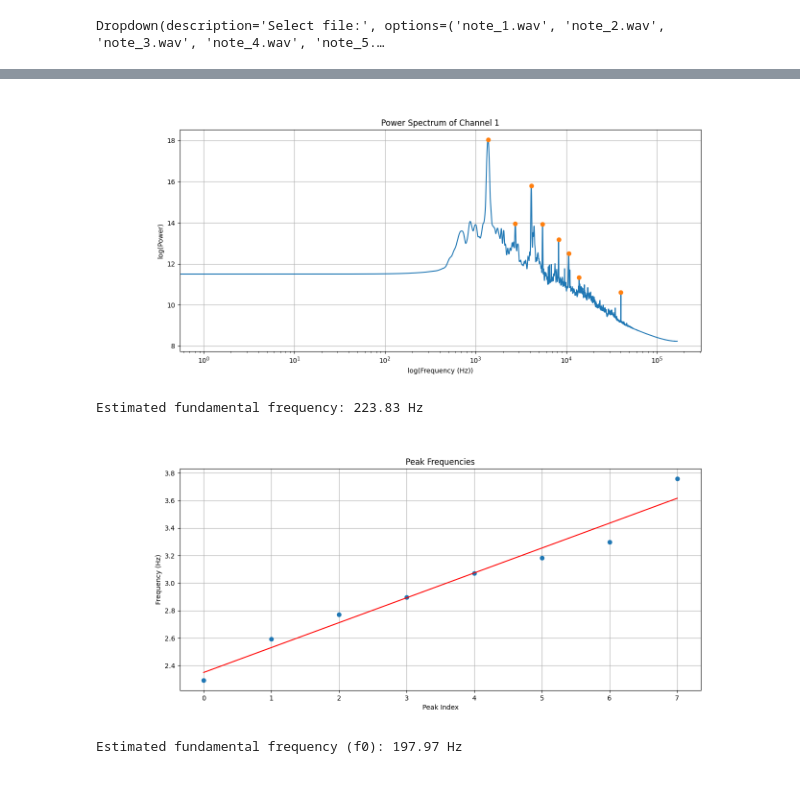
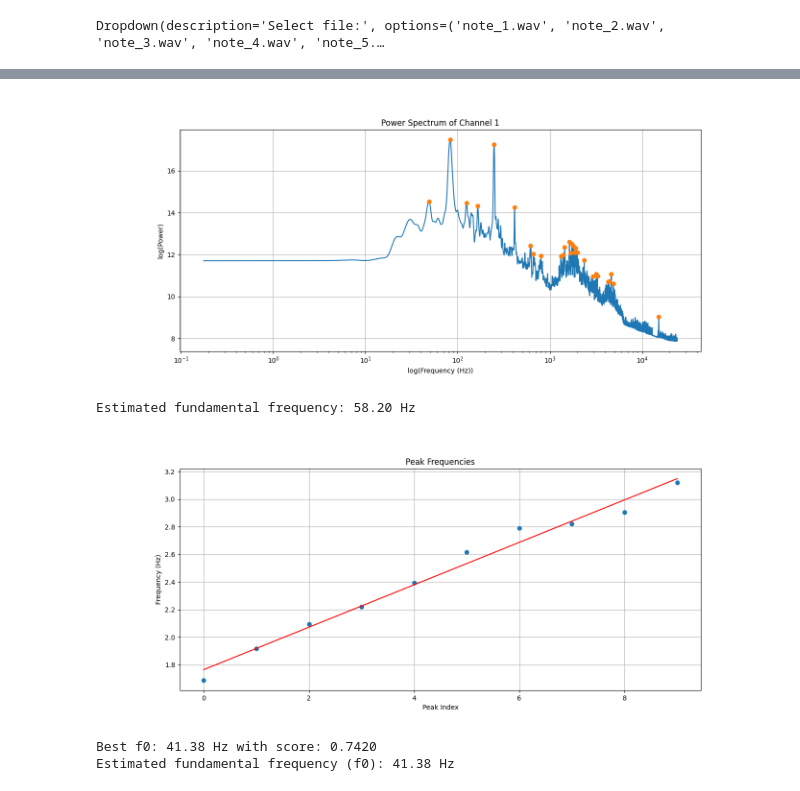
Before and after one commit to Lvetto/lmd_organo, a Jupyter notebook: peak_selection.ipynb, the cells around one changed output, grey strips where cells are left out. Drawn from its saved outputs; the diff is of its cells as text; code cells hidden in the pictures.

```diff
--- a/peak_selection.ipynb
+++ b/peak_selection.ipynb
@@ -87,22 +87,24 @@ average_spectrum /= n_steps
 log_freqs = np.log10(freqs_channel1[1:])  # Escludi la frequenza zero
 log_spectrum = np.log10(average_spectrum[1:])  # Escludi la frequenza zero
 
-peaks, _ = sp.signal.find_peaks(log_spectrum, prominence=0.9, distance=1000)
+peaks, _ = sp.signal.find_peaks(log_spectrum, prominence=0.9, distance=100)
 # %%
 plt.figure(figsize=(14, 6))
 
-plt.plot(np.arange(len(log_spectrum)), log_spectrum, label='Log Power Spectrum')
-plt.plot(np.arange(len(log_freqs))[peaks], log_spectrum[peaks], "o", label='Peaks (Fine)')
+freqs_channel1 = freqs_channel1[1:]  # Escludi la frequenza zero
+
+plt.plot(freqs_channel1, log_spectrum, label='Log Power Spectrum')
+plt.plot(freqs_channel1[peaks], log_spectrum[peaks], "o", label='Peaks (Fine)')
 
 plt.xscale('log')
 
 plt.xlabel('log(Frequency (Hz))')
 plt.ylabel('log(Power)')
 plt.title('Power Spectrum of Channel 1')
 plt.grid()
 plt.show()
 # %% [output]
-[figure, old version]
+[figure, new version]
 # %%
 first_n_peaks = peaks[:10]
 
@@ -113,7 +115,7 @@ slope, intercept = np.polyfit(inds, peak_freqs, 1)
 
 print(f"Estimated fundamental frequency: {10**intercept:.2f} Hz")
 # %% [output]
-Estimated fundamental frequency: 223.83 Hz
+Estimated fundamental frequency: 58.20 Hz
 # %%
 plt.figure(figsize=(14, 6))
 plt.plot(inds, peak_freqs, "o")
@@ -126,12 +128,12 @@ plt.title('Peak Frequencies')
 plt.grid()
 plt.show()
 # %% [output]
-[figure, old version]
+[figure, new version]
 # %%
-def get_f0_from_gcd(freqs, tollerance=0.05):
+def get_f0_from_gcd(freqs):
     fmin = np.min(freqs)
     fmax = np.max(freqs)
-    candidates = np.arange(fmin * (1 - tollerance), fmin * (1 + tollerance), 0.1)
+    candidates = np.arange(fmin/2, fmax, 0.1)
 
     best_f0 = None
     best_score = float('inf')
@@ -147,4 +149,5 @@ def get_f0_from_gcd(freqs, tollerance=0.05):
 estimated_f0 = get_f0_from_gcd(10**peak_freqs)
 print(f"Estimated fundamental frequency (f0): {estimated_f0:.2f} Hz")
 # %% [output]
-Estimated fundamental frequency (f0): 197.97 Hz
+Best f0: 41.38 Hz with score: 0.7420
+Estimated fundamental frequency (f0): 41.38 Hz
```
Also changed, not shown: parts of 1 cell of this notebook.
